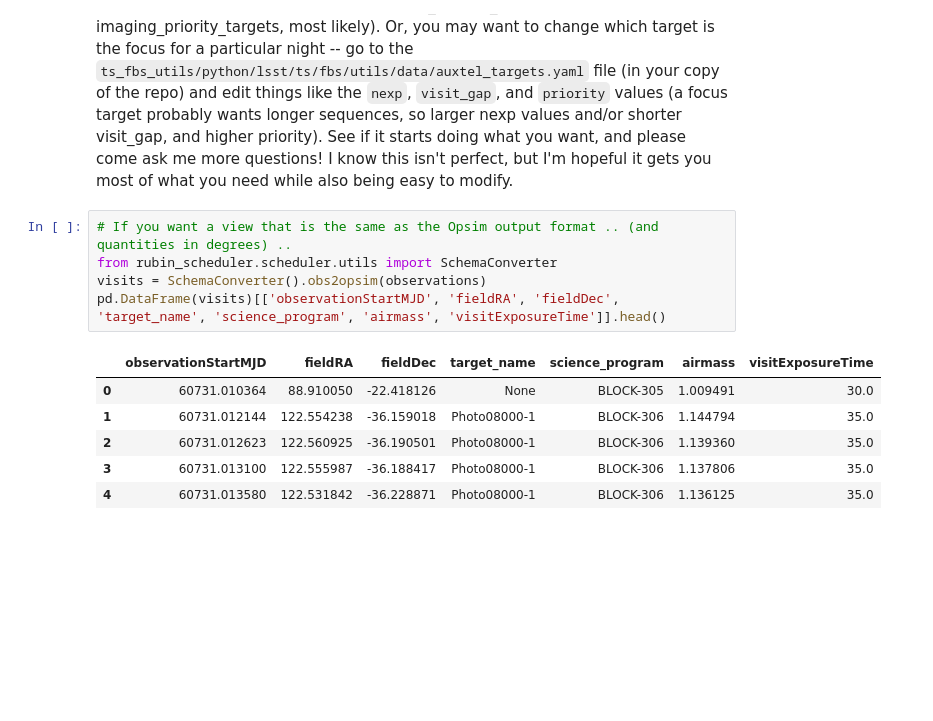
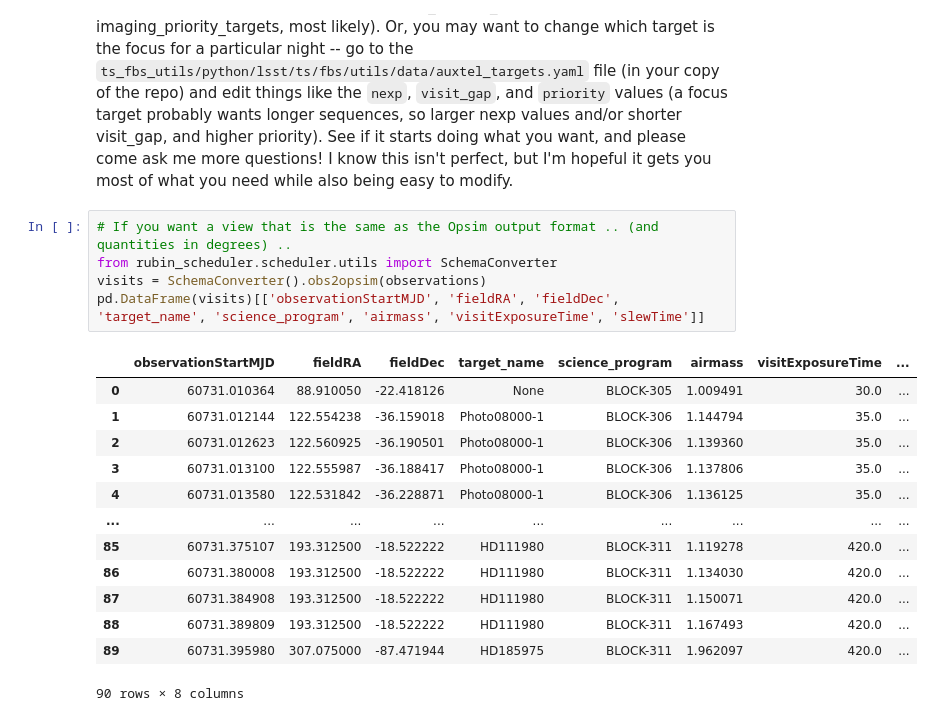
Before and after one commit to lsst-sims/auxtel_fbs, a Jupyter notebook: FBS_feb_2025.ipynb, the cells around one changed output. Saved outputs shown, nothing was run; the diff lists cells and outputs as text; blank space fills up the shorter version.

Commit message:
Auxtel target/queue investigation

```diff
--- a/FBS_feb_2025.ipynb
+++ b/FBS_feb_2025.ipynb
@@ -396,12 +396,19 @@ I know this isn't perfect, but I'm hopeful it gets you most of what you need whi
 # %%
 # If you want a view that is the same as the Opsim output format .. (and quantities in degrees) ..
 from rubin_scheduler.scheduler.utils import SchemaConverter
 visits = SchemaConverter().obs2opsim(observations)
-pd.DataFrame(visits)[['observationStartMJD', 'fieldRA', 'fieldDec', 'target_name', 'science_program', 'airmass', 'visitExposureTime']].head()
+pd.DataFrame(visits)[['observationStartMJD', 'fieldRA', 'fieldDec', 'target_name', 'science_program', 'airmass', 'visitExposureTime', 'slewTime']]
 # %% [output]
-|  | observationStartMJD | fieldRA | fieldDec | target_name | science_program | airmass | visitExposureTime |
-| 0 | 60731.010364 | 88.910050 | -22.418126 | None | BLOCK-305 | 1.009491 | 30.0 |
-| 1 | 60731.012144 | 122.554238 | -36.159018 | Photo08000-1 | BLOCK-306 | 1.144794 | 35.0 |
-| 2 | 60731.012623 | 122.560925 | -36.190501 | Photo08000-1 | BLOCK-306 | 1.139360 | 35.0 |
-| 3 | 60731.013100 | 122.555987 | -36.188417 | Photo08000-1 | BLOCK-306 | 1.137806 | 35.0 |
-| 4 | 60731.013580 | 122.531842 | -36.228871 | Photo08000-1 | BLOCK-306 | 1.136125 | 35.0 |
+|  | observationStartMJD | fieldRA | fieldDec | target_name | science_program | airmass | visitExposureTime | ... |
+| 0 | 60731.010364 | 88.910050 | -22.418126 | None | BLOCK-305 | 1.009491 | 30.0 | ... |
+| 1 | 60731.012144 | 122.554238 | -36.159018 | Photo08000-1 | BLOCK-306 | 1.144794 | 35.0 | ... |
+| 2 | 60731.012623 | 122.560925 | -36.190501 | Photo08000-1 | BLOCK-306 | 1.139360 | 35.0 | ... |
+| 3 | 60731.013100 | 122.555987 | -36.188417 | Photo08000-1 | BLOCK-306 | 1.137806 | 35.0 | ... |
+| 4 | 60731.013580 | 122.531842 | -36.228871 | Photo08000-1 | BLOCK-306 | 1.136125 | 35.0 | ... |
+| ... | ... | ... | ... | ... | ... | ... | ... | ... |
+| 85 | 60731.375107 | 193.312500 | -18.522222 | HD111980 | BLOCK-311 | 1.119278 | 420.0 | ... |
+| 86 | 60731.380008 | 193.312500 | -18.522222 | HD111980 | BLOCK-311 | 1.134030 | 420.0 | ... |
+| 87 | 60731.384908 | 193.312500 | -18.522222 | HD111980 | BLOCK-311 | 1.150071 | 420.0 | ... |
+| 88 | 60731.389809 | 193.312500 | -18.522222 | HD111980 | BLOCK-311 | 1.167493 | 420.0 | ... |
+| 89 | 60731.395980 | 307.075000 | -87.471944 | HD185975 | BLOCK-311 | 1.962097 | 420.0 | ... |
+90 rows × 8 columns
```
Also changed, not shown: parts of 1 cell of this notebook.
